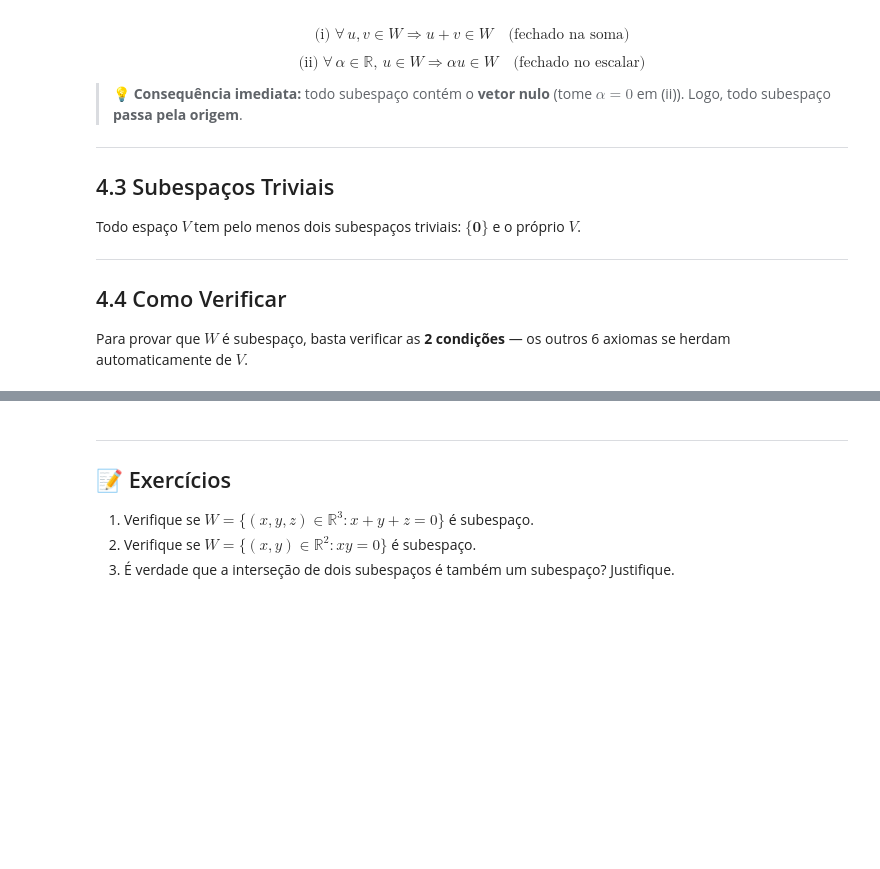
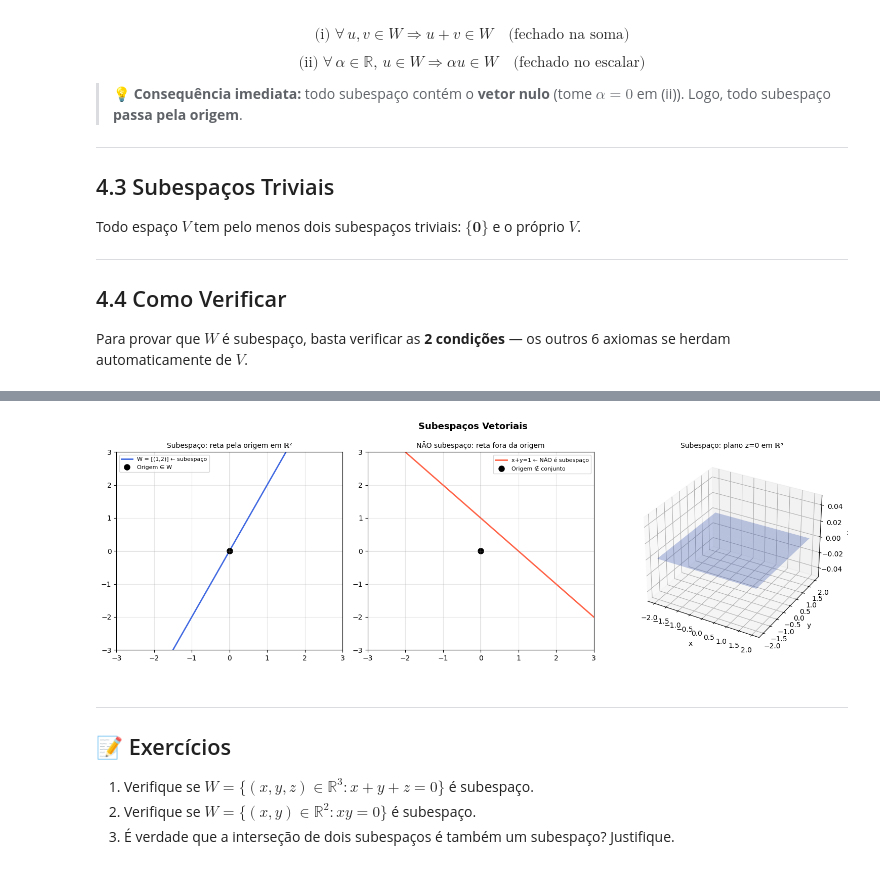
Before and after one commit to HenzoLira/algebraLinearUEPB, a Jupyter notebook: notebooks/04_subespacos_vetoriais.ipynb, the cells around one changed output, grey strips where cells are left out. Drawn from its saved outputs; the diff is of its cells as text; code cells hidden in the pictures; blank space fills up the shorter version.

```diff
--- a/notebooks/04_subespacos_vetoriais.ipynb
+++ b/notebooks/04_subespacos_vetoriais.ipynb
@@ -83,39 +103,38 @@ fig = plt.figure(figsize=(15, 5))
 
 # --- Plot 1: Subespaço em R² (reta pela origem) ---
 ax1 = fig.add_subplot(131)
 t = np.linspace(-3, 3, 100)
 v_dir = np.array([1, 2])
 ax1.plot(t * v_dir[0], t * v_dir[1], 'royalblue', lw=2, label='W = [(1,2)] ← subespaço')
 ax1.plot(0, 0, 'ko', ms=8, label='Origem ∈ W')
 ax1.set_xlim(-3, 3); ax1.set_ylim(-3, 3)
 ax1.axhline(0, color='gray', lw=0.5); ax1.axvline(0, color='gray', lw=0.5)
 ax1.grid(True, alpha=0.3); ax1.legend(fontsize=8)
-ax1.set_title('Subespaço: reta
-pela origem em ℝ²', fontsize=10)
+ax1.set_title('Subespaço: reta pela origem em ℝ²', fontsize=10)
 
 # --- Plot 2: NÃO subespaço (reta fora da origem) ---
 ax2 = fig.add_subplot(132)
 t = np.linspace(-3, 3, 100)
 ax2.plot(t, 1 - t, 'tomato', lw=2, label='x+y=1 ← NÃO é subespaço')
 ax2.plot(0, 0, 'ko', ms=8, label='Origem ∉ conjunto')
 ax2.set_xlim(-3, 3); ax2.set_ylim(-3, 3)
 ax2.axhline(0, color='gray', lw=0.5); ax2.axvline(0, color='gray', lw=0.5)
 ax2.grid(True, alpha=0.3); ax2.legend(fontsize=8)
-ax2.set_title('NÃO subespaço: reta
-fora da origem', fontsize=10)
+ax2.set_title('NÃO subespaço: reta fora da origem', fontsize=10)
 
 # --- Plot 3: Plano em R³ ---
 ax3 = fig.add_subplot(133, projection='3d')
 xx, yy = np.meshgrid(np.linspace(-2, 2, 10), np.linspace(-2, 2, 10))
 zz = np.zeros_like(xx)
 ax3.plot_surface(xx, yy, zz, alpha=0.3, color='royalblue')
 ax3.set_xlabel('x'); ax3.set_ylabel('y'); ax3.set_zlabel('z')
-ax3.set_title('Subespaço: plano z=0
-em ℝ³', fontsize=10)
+ax3.set_title('Subespaço: plano z=0 em ℝ³', fontsize=10)
 
 plt.suptitle('Subespaços Vetoriais', fontsize=13, fontweight='bold')
 plt.tight_layout()
 plt.show()
+# %% [output]
+[figure, added]
 # %% [markdown]
 ---
 ## 📝 Exercícios
```
Also changed, not shown: parts of 3 cells of this notebook, 8 other files.
